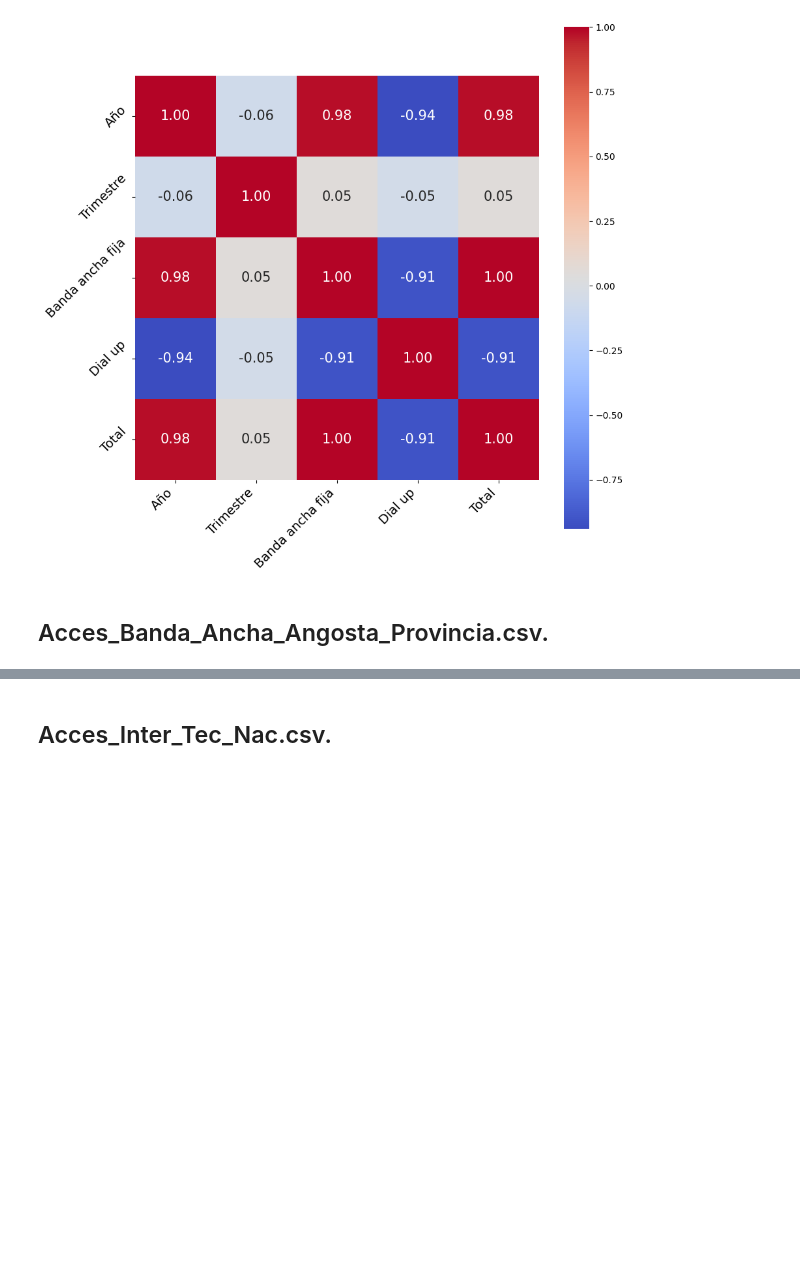
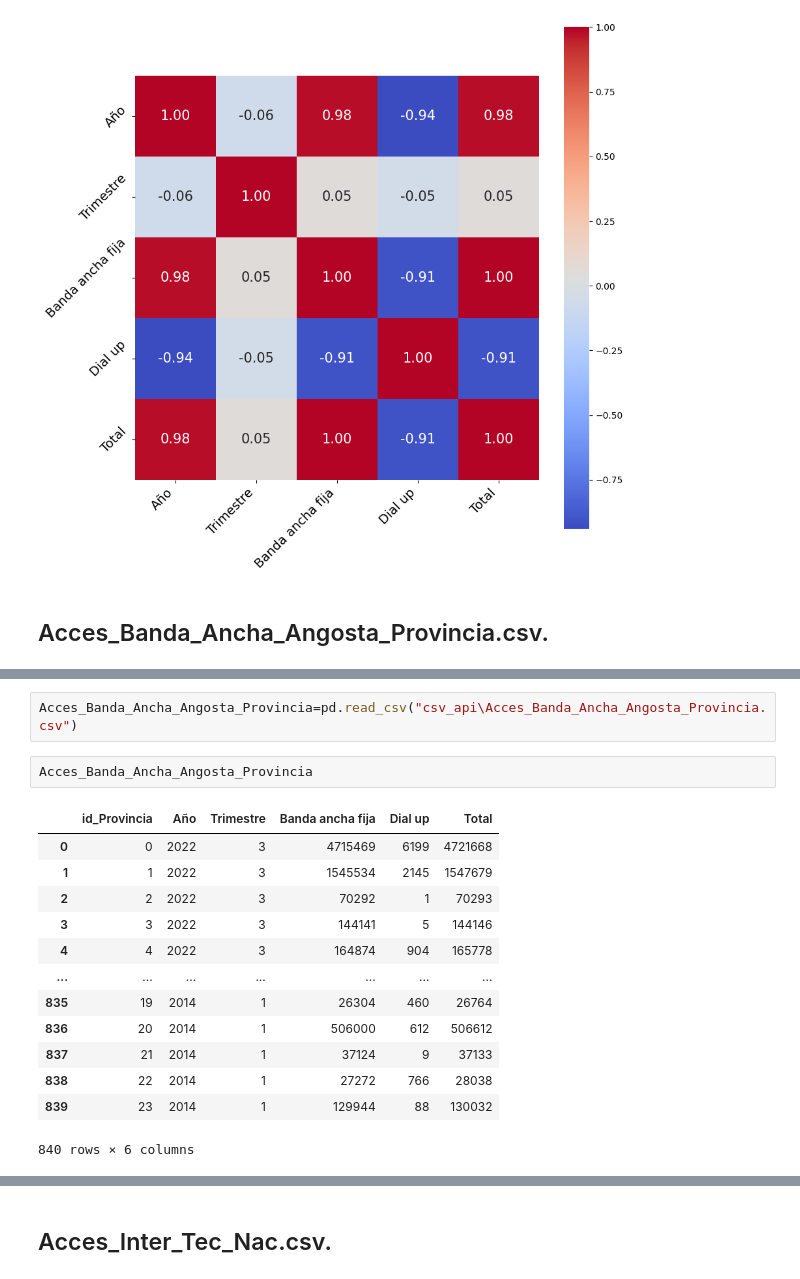
Before and after one commit to A-Lasso/Proyecto_Individual2, a Jupyter notebook: EDA.ipynb, the cells around one changed output, grey strips where cells are left out. Cells and saved outputs as stored; diff of their text form; blank space fills up the shorter version.

```diff
--- a/EDA.ipynb
+++ b/EDA.ipynb
@@ -181 +226,19 @@ plt.show()
+# %%
+Acces_Banda_Ancha_Angosta_Provincia=pd.read_csv("csv_api\Acces_Banda_Ancha_Angosta_Provincia.csv")
+# %%
+Acces_Banda_Ancha_Angosta_Provincia
+# %% [output]
+|  | id_Provincia | Año | Trimestre | Banda ancha fija | Dial up | Total |
+| 0 | 0 | 2022 | 3 | 4715469 | 6199 | 4721668 |
+| 1 | 1 | 2022 | 3 | 1545534 | 2145 | 1547679 |
+| 2 | 2 | 2022 | 3 | 70292 | 1 | 70293 |
+| 3 | 3 | 2022 | 3 | 144141 | 5 | 144146 |
+| 4 | 4 | 2022 | 3 | 164874 | 904 | 165778 |
+| ... | ... | ... | ... | ... | ... | ... |
+| 835 | 19 | 2014 | 1 | 26304 | 460 | 26764 |
+| 836 | 20 | 2014 | 1 | 506000 | 612 | 506612 |
+| 837 | 21 | 2014 | 1 | 37124 | 9 | 37133 |
+| 838 | 22 | 2014 | 1 | 27272 | 766 | 28038 |
+| 839 | 23 | 2014 | 1 | 129944 | 88 | 130032 |
+840 rows × 6 columns
 # %%
```
Also changed, not shown: parts of 9 cells of this notebook, 9 other files.
